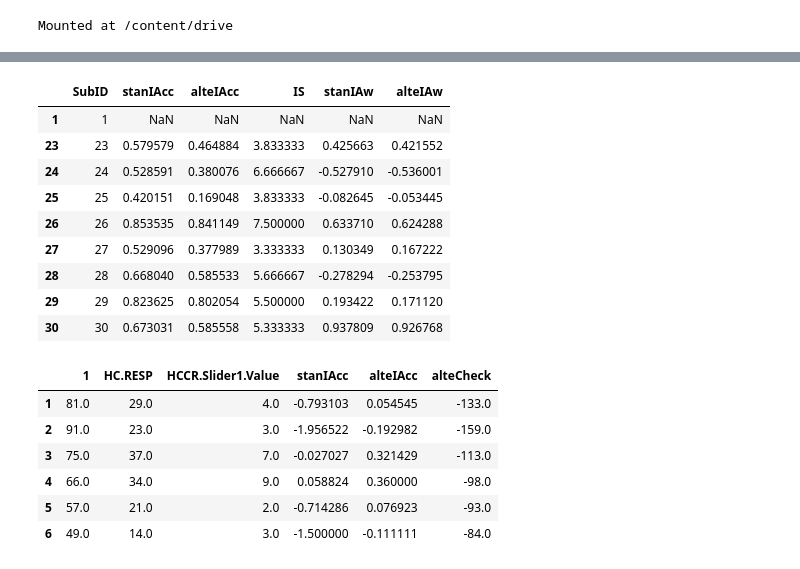
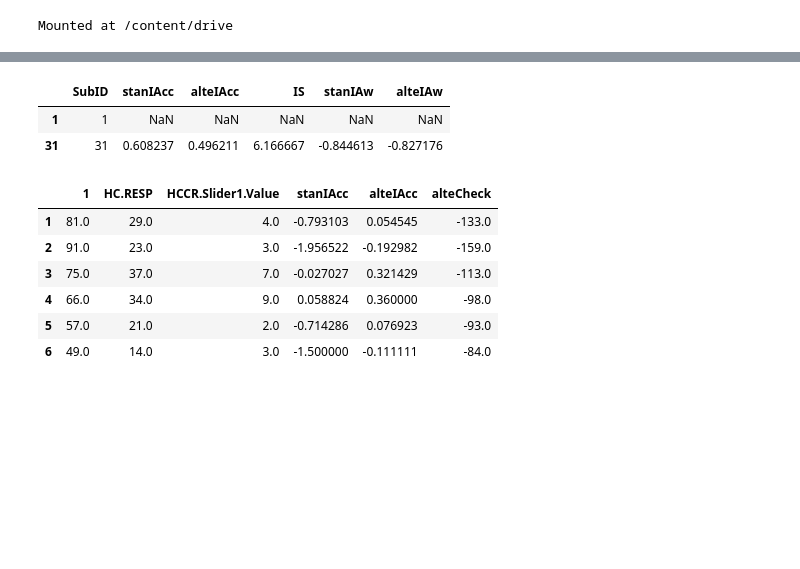
Before and after one commit to daonly/personal, a Jupyter notebook: [Conf]_physio.ipynb, the cells around one changed output, grey strips where cells are left out. Cells and saved outputs as stored; diff of their text form; code cells hidden in the pictures; blank space fills up the shorter version.

```diff
--- a/[Conf]_physio.ipynb
+++ b/[Conf]_physio.ipynb
@@ -58,7 +58,7 @@ Mounted at /content/drive
 
 tasklist = ['HRV', 'HCT', 'BlockI', 'BlockII']
 
-for i in range(30, 31):
+for i in range(31, 32):
 
   txtpath = datapath+f'/sub{i}.txt'
 
@@ -84,7 +84,7 @@ for i in range(30, 31):
 
 hrvdf = pd.DataFrame()
 
-for i in range(23,24):
+for i in range(31,32):
 
   ## SubID
   SubID = str(i)
@@ -106,7 +106,7 @@ for i in range(23,24):
   hrvnonlin = nk.hrv_nonlinear(peaks, sampling_rate=2000, show=False)
   hrvdf = pd.concat([hrvdf, hrvnonlin], axis=1, ignore_index=False)
 
-for i in range(24,31):
+for i in range(31,32):
   hrvdf1 = pd.DataFrame()
 
   ## SubID
@@ -130,7 +130,7 @@ for i in range(24,31):
   hrvdf1 = pd.concat([hrvdf1, hrvnonlin], axis=1, ignore_index=False)
   hrvdf = pd.concat([hrvdf, hrvdf1], ignore_index=True)
 
-savefile = savepath+f'/HRVDataII.xlsx'
+savefile = savepath+f'/HRVDataIII_31.xlsx'
 hrvdf.to_excel(savefile, index=False)
 
 hrvdf
@@ -152,7 +146,7 @@ hctdf = pd.DataFrame()
 hctdf.loc[1, 1] = '1'  #여기도 수정 필!
 hctdf.columns = ['SubID']
 
-for i in range(23,31):
+for i in range(31,32):
 
   ## SubID
   SubID = str(i)
@@ -178,42 +172,35 @@ for i in range(23,31):
   ## count R-peaks in each epoch
   hctdf1 = pd.DataFrame()
   for j in range(6):
     slicedf = processed_df.iloc[startsignal[2*j]:endsignal[2*j]]
     rpeaks = slicedf['ECG_R_Peaks'].sum()
     hctdf1.loc[j+1, 1] = rpeaks
 
   ## calculate indices for interoceptive sensitivity
   rawcardf = pd.read_excel(datapath+f'/HCT/Cardiac-{i}.xls', header=1)
   rawcardf = rawcardf[['HC.RESP','HCCR.Slider1.Value']].iloc[2:8]
   rawcardf.index = range(1,7)
   hctdf1 = pd.concat([hctdf1, rawcardf], axis=1, ignore_index=False)
   hctdf1['stanIAcc'] = 1 - abs(hctdf1['HC.RESP']-hctdf1[1])/hctdf1[1]
   hctdf1['alteIAcc'] = 1 - abs(hctdf1['HC.RESP']-hctdf1[1])*2/(hctdf1['HC.RESP']+hctdf1[1])
   hctdf1['alteCheck'] = hctdf1['HC.RESP'] - hctdf1[1]*2
   if (hctdf1['alteCheck'] > 0).any():
     print(f'Need alteIAcc analyses due to sub{i}')
   hctdf.loc[i, 'stanIAcc'] = hctdf1['stanIAcc'].mean()
   hctdf.loc[i, 'alteIAcc'] = hctdf1['alteIAcc'].mean()
   hctdf.loc[i, 'IS'] = hctdf1['HCCR.Slider1.Value'].mean()
   hctdf.loc[i, 'stanIAw'] = hctdf1['stanIAcc'].corr(hctdf1['HCCR.Slider1.Value'])
   hctdf.loc[i, 'alteIAw'] = hctdf1['alteIAcc'].corr(hctdf1['HCCR.Slider1.Value'])
 
 hctdf = hctdf[['SubID', 'stanIAcc', 'alteIAcc', 'IS', 'stanIAw', 'alteIAw']]
-savefile = savepath+f'/HCTData_PilotI&II.xlsx'
+savefile = savepath+f'/HCTData_PilotIII_31.xlsx'
 hctdf.to_excel(savefile, index=False)
 
 hctdf
 # %% [output]
 |  | SubID | stanIAcc | alteIAcc | IS | stanIAw | alteIAw |
 | 1 | 1 | NaN | NaN | NaN | NaN | NaN |
-| 23 | 23 | 0.579579 | 0.464884 | 3.833333 | 0.425663 | 0.421552 |
-| 24 | 24 | 0.528591 | 0.380076 | 6.666667 | -0.527910 | -0.536001 |
-| 25 | 25 | 0.420151 | 0.169048 | 3.833333 | -0.082645 | -0.053445 |
-| 26 | 26 | 0.853535 | 0.841149 | 7.500000 | 0.633710 | 0.624288 |
-| 27 | 27 | 0.529096 | 0.377989 | 3.333333 | 0.130349 | 0.167222 |
-| 28 | 28 | 0.668040 | 0.585533 | 5.666667 | -0.278294 | -0.253795 |
-| 29 | 29 | 0.823625 | 0.802054 | 5.500000 | 0.193422 | 0.171120 |
-| 30 | 30 | 0.673031 | 0.585558 | 5.333333 | 0.937809 | 0.926768 |
+| 31 | 31 | 0.608237 | 0.496211 | 6.166667 | -0.844613 | -0.827176 |
 # %%
 hctdf1
 # %% [output]
```
Also changed, not shown: parts of 2 cells of this notebook.
